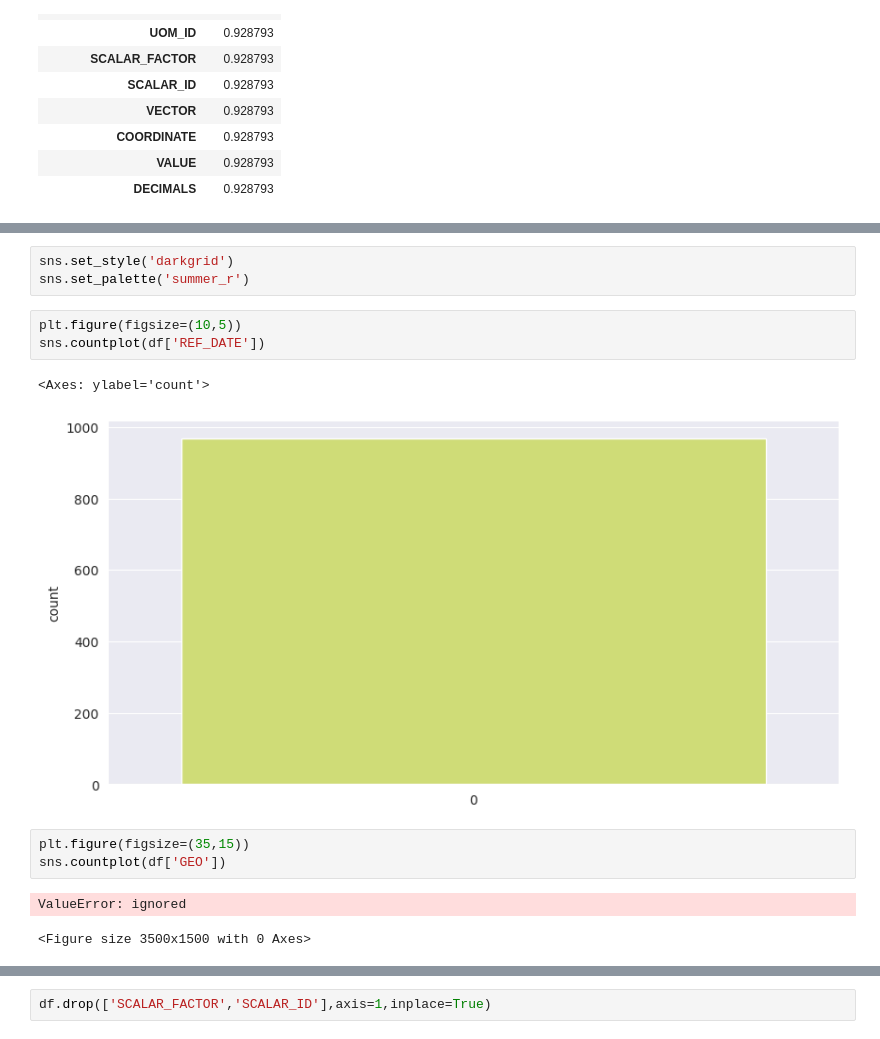
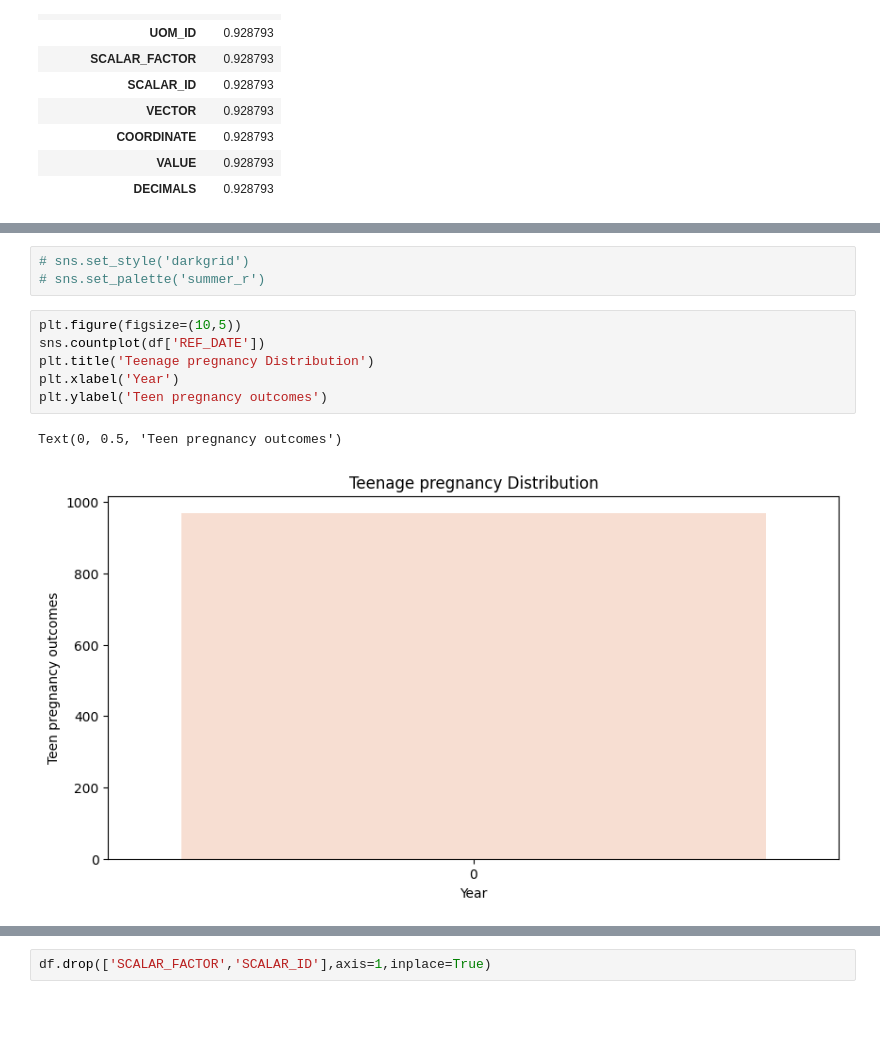
Before and after one commit to sefahw/AI-first-asignment, a Jupyter notebook: pregnancy.ipynb, the cells around one changed output, grey strips where cells are left out. Saved outputs shown, nothing was run; the diff lists cells and outputs as text; blank space fills up the shorter version.

```diff
--- a/pregnancy.ipynb
+++ b/pregnancy.ipynb
@@ -127,15 +150,12 @@ df.head()
 # %%
-sns.set_style('darkgrid')
-sns.set_palette('summer_r')
+# sns.set_style('darkgrid')
+# sns.set_palette('summer_r')
 # %%
 plt.figure(figsize=(10,5))
 sns.countplot(df['REF_DATE'])
+plt.title('Teenage pregnancy Distribution')
+plt.xlabel('Year')
+plt.ylabel('Teen pregnancy outcomes')
 # %% [output]
-<Axes: ylabel='count'>
+Text(0, 0.5, 'Teen pregnancy outcomes')
-[figure, old version]
+[figure, new version]
-# %%
-plt.figure(figsize=(35,15))
-sns.countplot(df['GEO'])
-# %% [output]
-ValueError: ignored
-<Figure size 3500x1500 with 0 Axes>
```
Also changed, not shown: parts of 20 cells of this notebook.
